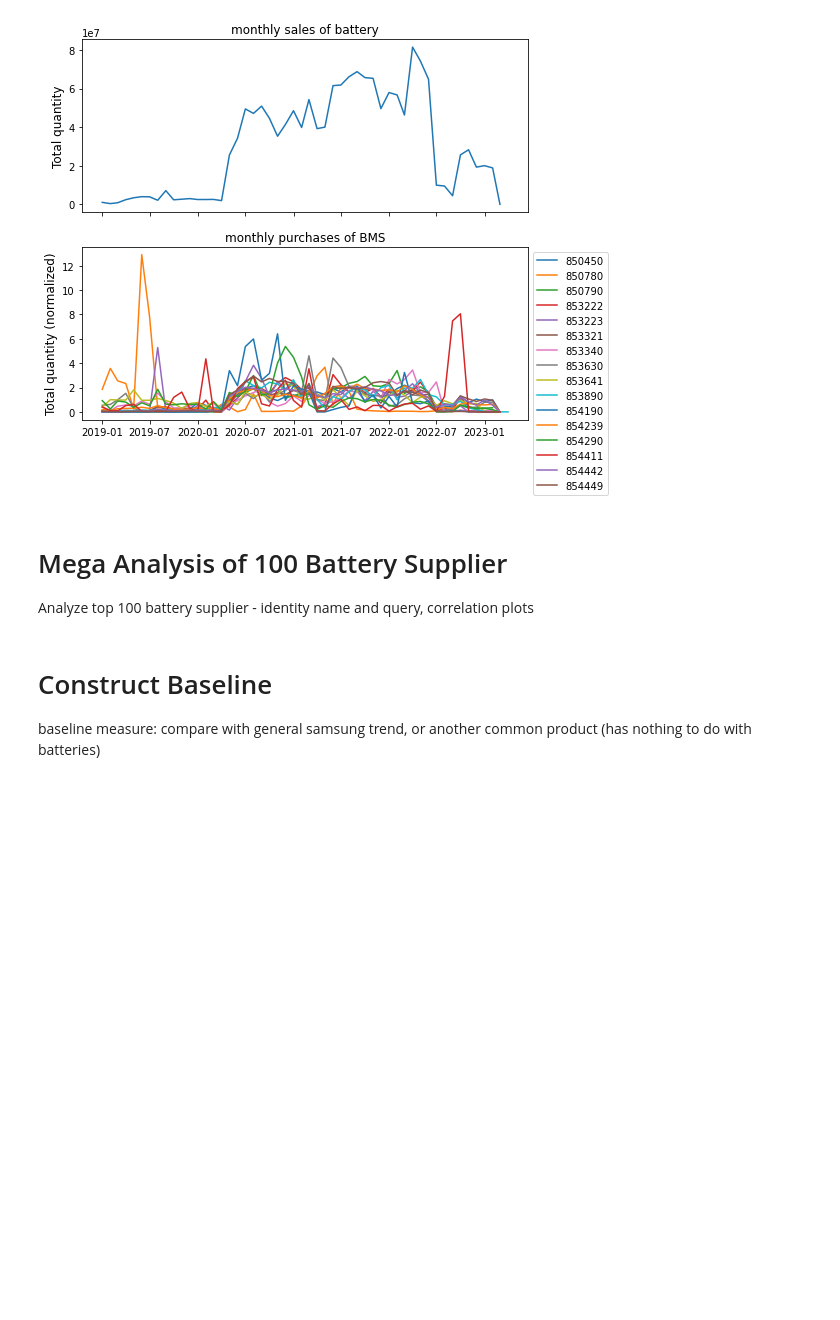
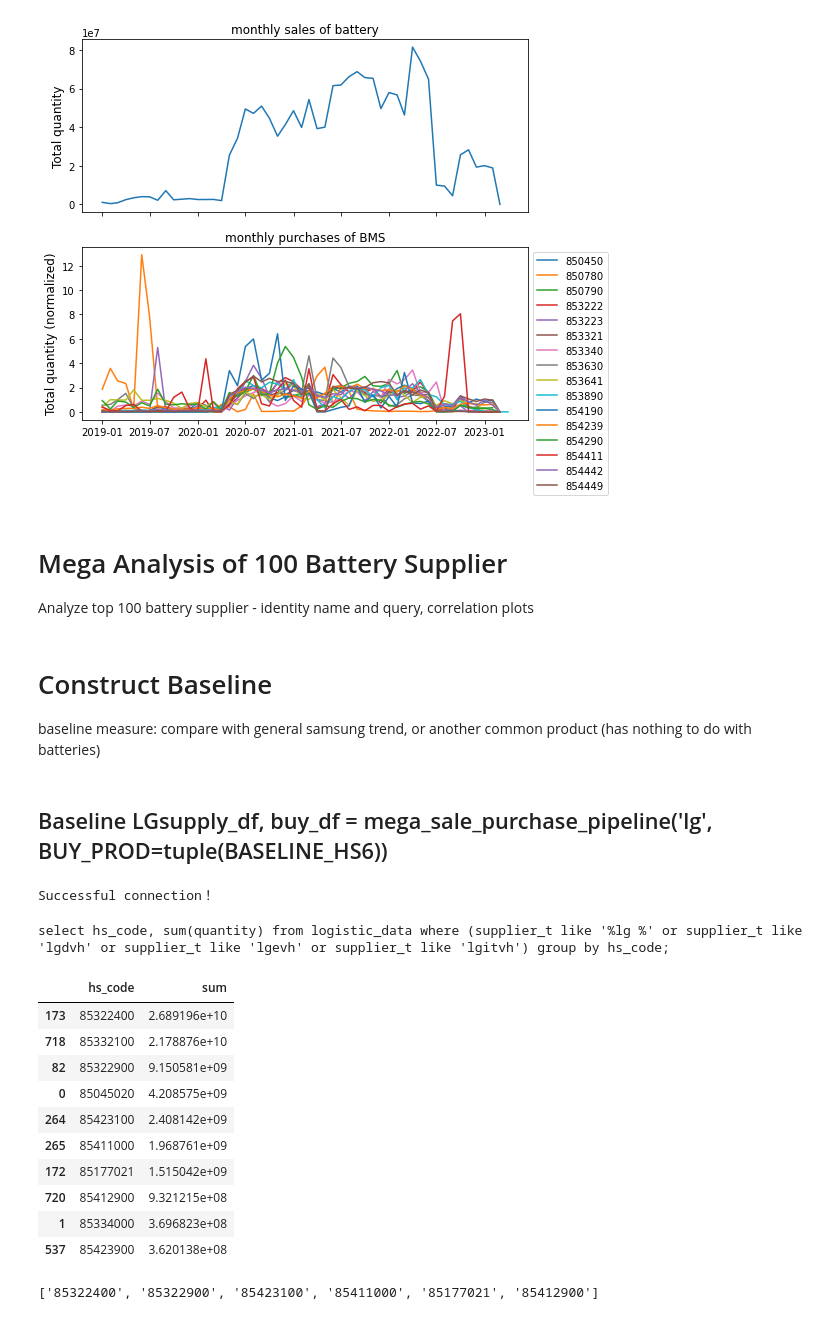
Before and after one commit to juandifers/supply-chain-model, a Jupyter notebook: battery_time_series.ipynb, the cells around one changed output. Drawn from its saved outputs; the diff is of its cells as text; code cells hidden in the pictures; blank space fills up the shorter version.

```diff
--- a/battery_time_series.ipynb
+++ b/battery_time_series.ipynb
@@ -28,8 +31,9 @@ index.head()
 # %%
 # load BOM dictionary
 bom = parse_battery_bom()
+bom =  {k.lower(): v for k, v in bom.items()}
 print('num parts', len(bom))
-print('BMS codes', bom['BMS'])
+print('BMS codes', bom['bms'])
 # %% [output]
 num parts 16
 BMS codes ['850450', '850730', '850780', '850790', '853222', '853223', '853321', '853340', '853630', '853641', '853890', '854190', '854239', '854290', '854411', '854442', '854449']
@@ -552,3 +570,40 @@ Analyze top 100 battery supplier - identity name and query, correlation plots
 # %% [markdown]
 # Construct Baseline
 baseline measure: compare with general samsung trend, or another common product (has nothing to do with batteries)
+# %% [markdown]
+## Baseline LGsupply_df, buy_df = mega_sale_purchase_pipeline('lg', BUY_PROD=tuple(BASELINE_HS6))
+# %%
+warnings.filterwarnings('ignore')
+rs = RedshiftClass('zhiyin','Zhiyin123')
+# %% [output]
+Successful connection！
+# %%
+# SQL query to all hs_code, sum(quantity) for LG
+query = f"select hs_code, sum(quantity) from logistic_data where (supplier_t like '%lg %' or supplier_t like 'lgdvh' or supplier_t like 'lgevh' or supplier_t like 'lgitvh') group by hs_code;"
+print(query)
+df1 = rs.query_df(query)
+# %% [output]
+select hs_code, sum(quantity) from logistic_data where (supplier_t like '%lg %' or supplier_t like 'lgdvh' or supplier_t like 'lgevh' or supplier_t like 'lgitvh') group by hs_code;
+# %%
+import itertools
+hs6_set = set(list(itertools.chain.from_iterable(bom.values()))) # All hs6 codes battery
+display(df1.sort_values('sum', ascending=False).head(10)) # by sql query, 'sum' here is 'quantity_sum'
+BASELINE_HS6 = []
+for row in df1.sort_values('sum', ascending=False).values[:10]:
+    hs6 = row[0]
+    if hs6[:6] not in hs6_set: # When checking, take first six digits. When saving, use original
+        BASELINE_HS6.append(hs6)
+print(BASELINE_HS6)
+# %% [output]
+|  | hs_code | sum |
+| 173 | 85322400 | 2.689196e+10 |
+| 718 | 85332100 | 2.178876e+10 |
+| 82 | 85322900 | 9.150581e+09 |
+| 0 | 85045020 | 4.208575e+09 |
+| 264 | 85423100 | 2.408142e+09 |
+| 265 | 85411000 | 1.968761e+09 |
+| 172 | 85177021 | 1.515042e+09 |
+| 720 | 85412900 | 9.321215e+08 |
+| 1 | 85334000 | 3.696823e+08 |
+| 537 | 85423900 | 3.620138e+08 |
+['85322400', '85322900', '85423100', '85411000', '85177021', '85412900']
```
Also changed, not shown: parts of 18 cells of this notebook, 1 other file.
